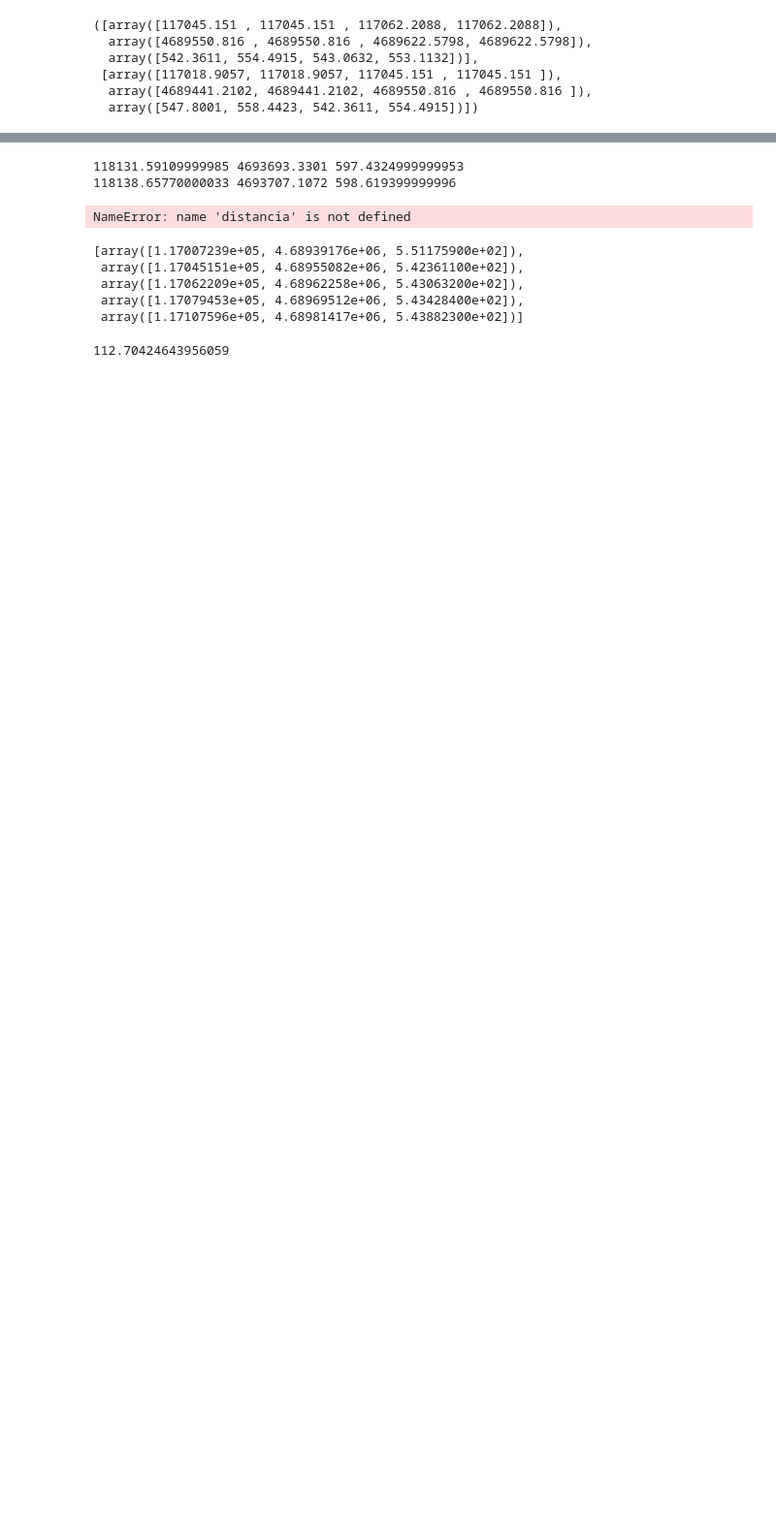
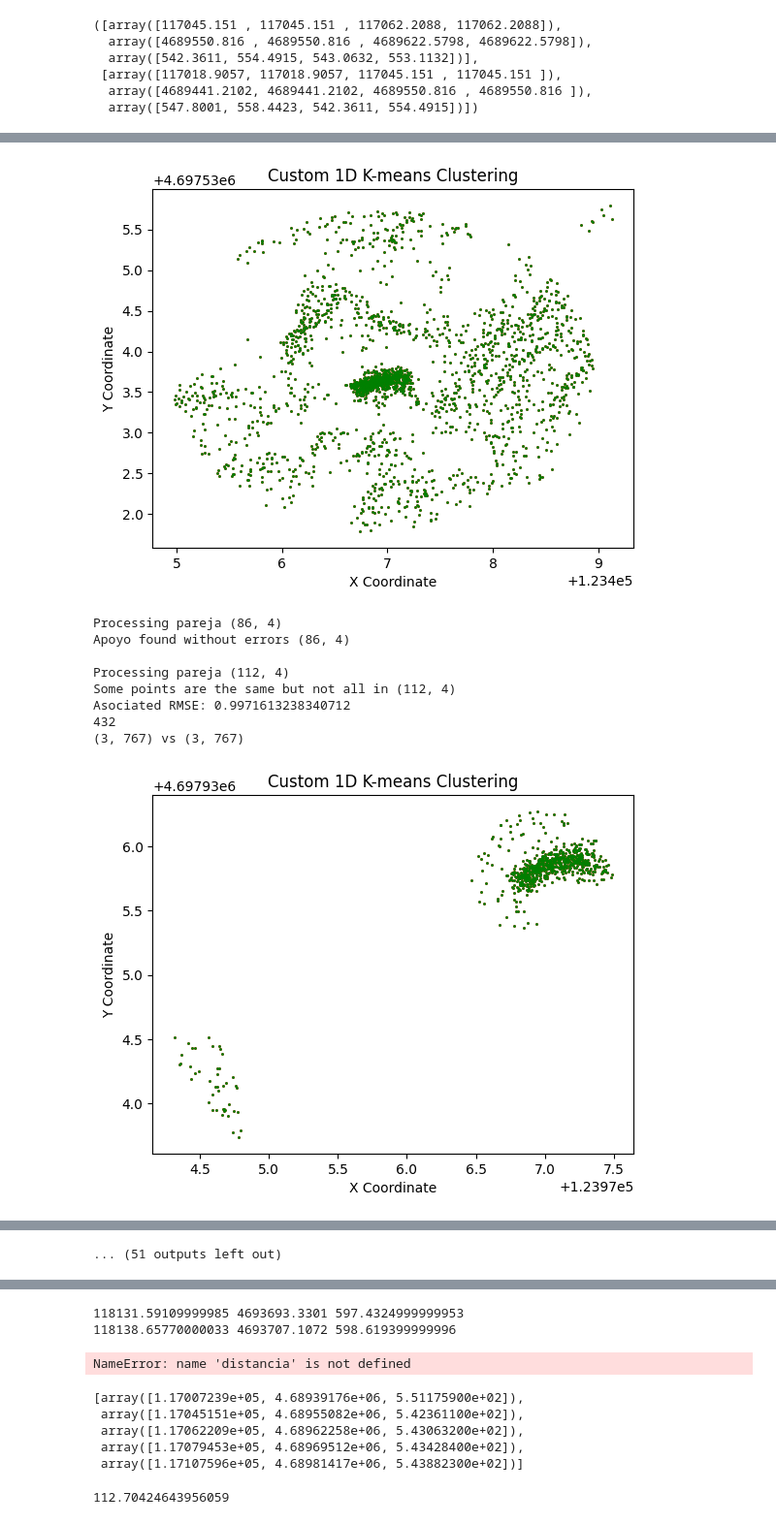
Before and after one commit to DeduceDS/CATENARIA, a Jupyter notebook: catenaria/notebooks/analisis_lineas_completas.ipynb, the cells around one changed output, grey strips where cells are left out. Shown at 97% size. Cells and saved outputs as stored; diff of their text form; code cells hidden in the pictures; blank space fills up the shorter version.

```diff
--- a/catenaria/notebooks/analisis_lineas_completas.ipynb
+++ b/catenaria/notebooks/analisis_lineas_completas.ipynb
@@ -402,6 +363,0 @@ Invertir coordenadas
-# %%
-cond = apoyos_separados[parejas[1][0]][0] == apoyos_separados[parejas[1][1]][1]
-
-cond = cond == False
-
-cond.sum(axis = 0).sum(axis = 0)
@@ -487,0 +633,60 @@ Some points are the same but not all in (148, 123)
+# %%
+validated_parejas = []
+bad_parejas = []
+
+for pareja in parejas:
+
+    print(f"\nProcessing pareja {pareja}")
+    found = False
+
+    for i in range(2):
+        for j in range(2):
+
+            points1 = apoyos_separados[pareja[0]][j]
+            points2 = apoyos_separados[pareja[1]][i]
+
+            try:
+
+                cond = points1 == points2
+                if (cond == True).any():
+
+                    cond = (cond == False)
+
+                    if cond.sum(axis = 0).sum(axis = 0) != 0:
+
+                        rmse = np.sqrt(np.mean(np.square(points1 - points2)))
+
+                        print(f"Some points are the same but not all in {pareja}")
+                        print(f"Asociated RMSE: {rmse}")
+
+                        print(cond.sum(axis = 0).sum(axis = 0))
+                        print(f"{points1.shape} vs {points1.shape}")
+
+                        plt.scatter(points1[0], points1[1], c = "red", s=1)
+                        plt.scatter(points2[0], points2[1], c = "green", s=1)
+                        plt.title('Custom 1D K-means Clustering')
+                        plt.xlabel('X Coordinate')
+                        plt.ylabel('Y Coordinate')
+                        plt.show()
+
+
+                    else:
+                        print(f"Apoyo found without errors {pareja}")
+
+                    if rmse < 10:
+                        found = True
+                    else:
+                        print(f"Pareja not validated, rmse too big!")
+                    break
+
+            except Exception:
+                continue
+
+            if found:
+                validated_parejas.append(pareja)
+                break
+
+    if not found:
+        print(f"Apoyo comun not found in {pareja}")
+        bad_parejas.append(pareja)
+# %% [output]
@@ -487,0 +710,10 @@ Some points are the same but not all in (148, 123)
+[figure, added]
+Processing pareja (86, 4)
+Apoyo found without errors (86, 4)
+
+Processing pareja (112, 4)
+Some points are the same but not all in (112, 4)
+Asociated RMSE: 0.9971613238340712
+432
+(3, 767) vs (3, 767)
+[figure, added]
@@ -487,0 +774 @@ Some points are the same but not all in (148, 123)
+... (51 outputs left out)
```
Also changed, not shown: parts of 18 cells of this notebook.
